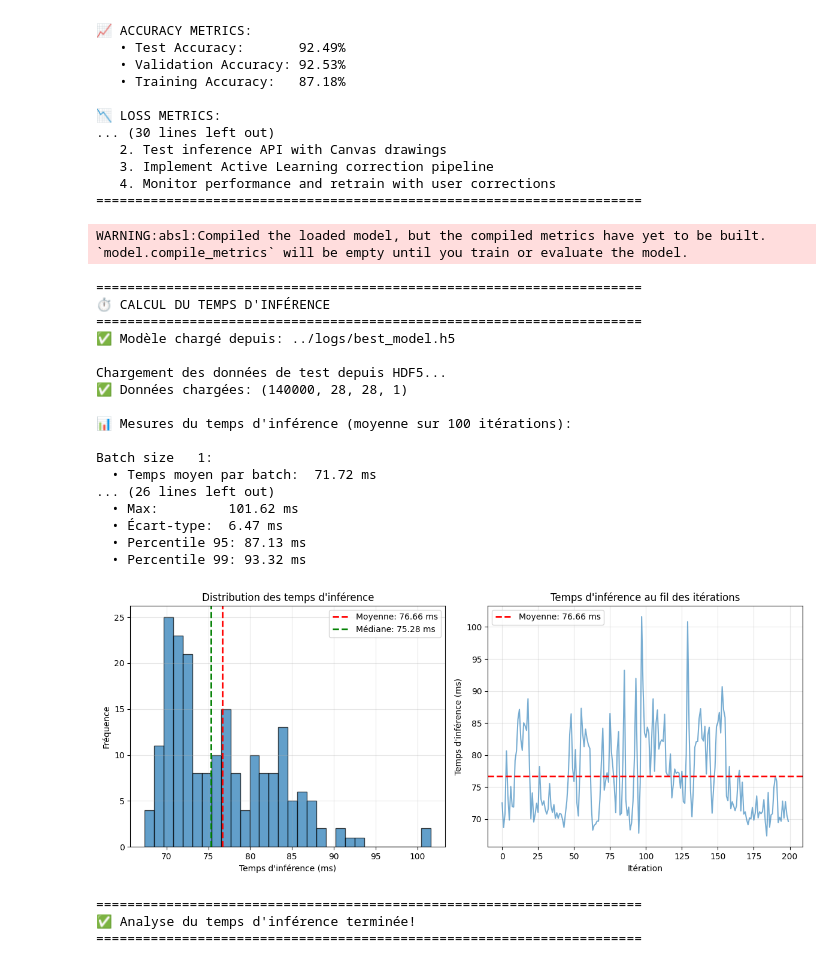
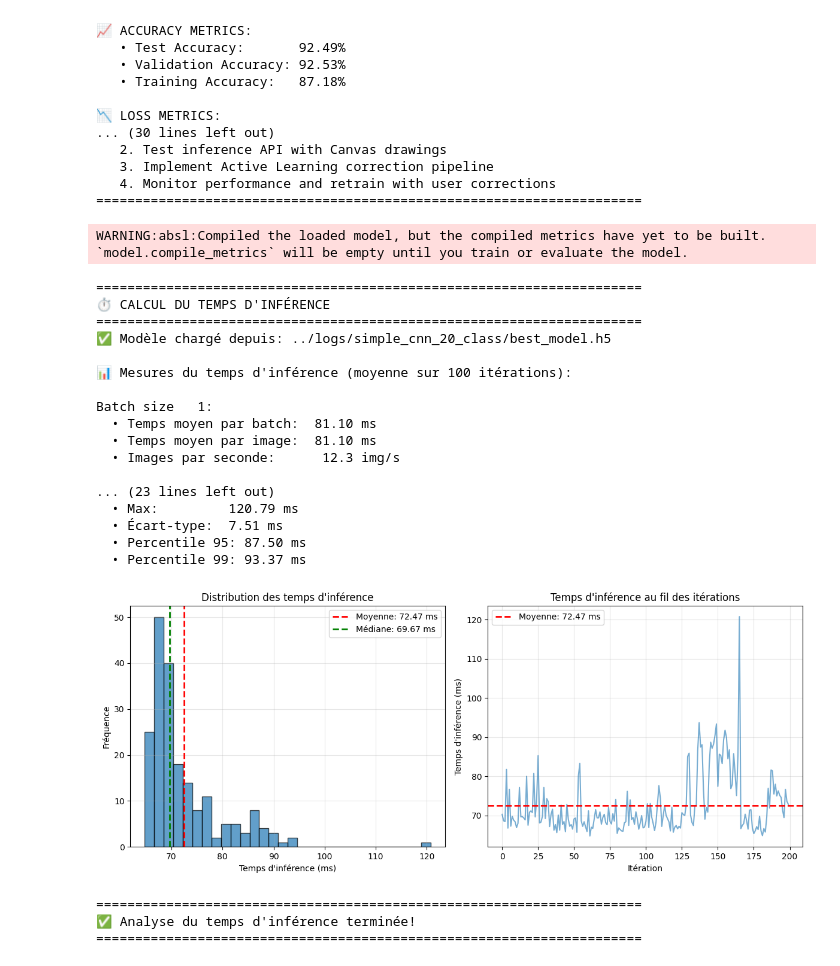
Before and after one commit to YanisMediene/projet_big_data, a Jupyter notebook: ml-training/notebooks/train_model.ipynb, the cells around one changed output. Saved outputs shown, nothing was run; the diff lists cells and outputs as text; code cells hidden in the pictures.

```diff
--- a/ml-training/notebooks/train_model.ipynb
+++ b/ml-training/notebooks/train_model.ipynb
@@ -744,7 +744,7 @@ print("="*70)
 print("⏱️ CALCUL DU TEMPS D'INFÉRENCE")
 print("="*70)
 
-MODEL_PATH = "../logs/best_model.h5"
+MODEL_PATH = "../logs/simple_cnn_20_class/best_model.h5"
 loaded_model = keras.models.load_model(MODEL_PATH)
 print(f"✅ Modèle chargé depuis: {MODEL_PATH}\n")
 
@@ -821,44 +821,44 @@ plt.axvline(np.median(inference_times), color='g', linestyle='--', linewidth=2,
 plt.xlabel('Temps d\'inférence (ms)')
 plt.ylabel('Fréquence')
 plt.title('Distribution des temps d\'inférence')
 plt.legend()
 plt.grid(True, alpha=0.3)
 
 plt.subplot(1, 2, 2)
 plt.plot(inference_times, alpha=0.6)
 plt.axhline(np.mean(inference_times), color='r', linestyle='--', linewidth=2, label=f'Moyenne: {np.mean(inference_times):.2f} ms')
 plt.xlabel('Itération')
 plt.ylabel('Temps d\'inférence (ms)')
 plt.title('Temps d\'inférence au fil des itérations')
 plt.legend()
 plt.grid(True, alpha=0.3)
 
 plt.tight_layout()
 plt.show()
 
 print("\n" + "="*70)
 print("✅ Analyse du temps d'inférence terminée!")
 print("="*70)
 # %% [output]
 WARNING:absl:Compiled the loaded model, but the compiled metrics have yet to be built. `model.compile_metrics` will be empty until you train or evaluate the model.
 ======================================================================
 ⏱️ CALCUL DU TEMPS D'INFÉRENCE
 ======================================================================
-✅ Modèle chargé depuis: ../logs/best_model.h5
-
-Chargement des données de test depuis HDF5...
-✅ Données chargées: (140000, 28, 28, 1)
+✅ Modèle chargé depuis: ../logs/simple_cnn_20_class/best_model.h5
 
 📊 Mesures du temps d'inférence (moyenne sur 100 itérations):
 
 Batch size   1:
-  • Temps moyen par batch:  71.72 ms
-... (26 lines left out)
-  • Max:         101.62 ms
-  • Écart-type:  6.47 ms
-  • Percentile 95: 87.13 ms
-  • Percentile 99: 93.32 ms
+  • Temps moyen par batch:  81.10 ms
+  • Temps moyen par image:  81.10 ms
+  • Images par seconde:      12.3 img/s
+
+... (23 lines left out)
+  • Max:         120.79 ms
+  • Écart-type:  7.51 ms
+  • Percentile 95: 87.50 ms
+  • Percentile 99: 93.37 ms
-[figure, old version]
+[figure, new version]
 ======================================================================
 ✅ Analyse du temps d'inférence terminée!
 ======================================================================
```
Also changed, not shown: 6 other files.
